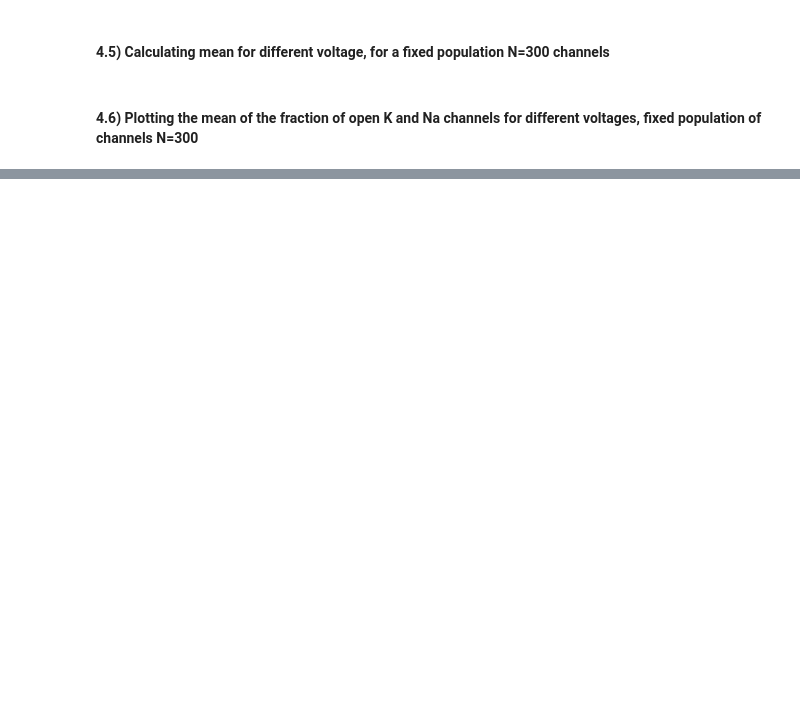
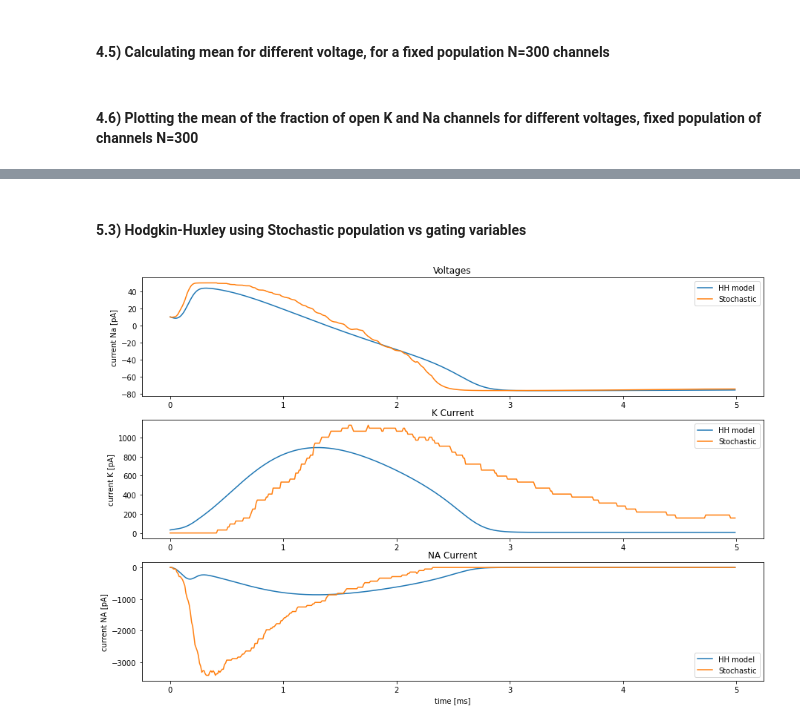
Before and after one commit to ahmedtarek-/MNS_CP_2022, a Jupyter notebook: stochastic_channel/Stochastic.ipynb, the cells around one changed output, grey strips where cells are left out. Cells and saved outputs as stored; diff of their text form; code cells hidden in the pictures; blank space fills up the shorter version.

```diff
--- a/stochastic_channel/Stochastic.ipynb
+++ b/stochastic_channel/Stochastic.ipynb
@@ -609,0 +805,71 @@ plt.show()
+# %% [markdown]
+#### 5.3) Hodgkin-Huxley using Stochastic population vs gating variables
+# %%
+voltage = 10
+
+t_max = 5
+delta_t = 0.01
+
+n_0 = 0.3177
+m_0 = 0.0529
+h_0 = 0.5961
+
+population_size = 100
+
+# 1. Initialize the populations
+k_population = [StochasticKChannel(initial_state=1) for x in range(population_size)]
+na_population = [StochasticNAChannel(initial_state=1) for x in range(population_size)]
+
+# 2. Run stochastic
+stochastic_pop = StochasticPopulation(k_population=k_population, na_population=na_population, initial_voltage=voltage, delta_t=delta_t)
+stochastic_output = stochastic_pop.go_stochastic(t_max=t_max, update_voltage=True)
+
+# 3. Get K, NA currents
+k_avgs = stochastic_output[0]
+na_avgs = stochastic_output[1]
+k_currents = [current_k(voltage, mean_k) for mean_k in k_avgs]
+na_currents = [current_na(voltage, mean_na) for mean_na in na_avgs]
+
+# 4. Get voltages
+stochastic_voltages = stochastic_output[2]
+
+# 5. Run pure HH model (using Euler method)
+hh_voltages, _, _, _, HH_current_k, HH_current_na = euler(kinetic_equation_n, kinetic_equation_m, kinetic_equation_h, HH_model, zero_injected_current, voltage, n_0, m_0, h_0, t_max, delta_t, update_voltage=True)
+
+
+# 6. Plotting
+timesteps = np.arange(0, t_max, delta_t)
+figure(figsize=(15,10))
+
+plt.subplot(3,1,1)
+plt.plot(timesteps, hh_voltages, label="HH model")
+plt.plot(timesteps, stochastic_voltages, label="Stochastic")
+ax = plt.gca()
+ax.ticklabel_format(useOffset=False)
+plt.ylabel("current Na [pA]")
+plt.title('Voltages')
+plt.legend()
+
+plt.subplot(3,1,2)
+plt.plot(timesteps, HH_current_k, label="HH model")
+plt.plot(timesteps, k_currents, label="Stochastic")
+ax = plt.gca()
+ax.ticklabel_format(useOffset=False)
+plt.ylabel("current K [pA]")
+plt.title('K Current')
+plt.legend()
+
+plt.subplot(3,1,3)
+plt.plot(timesteps, HH_current_na, label="HH model")
+plt.plot(timesteps, na_currents, label="Stochastic")
+ax = plt.gca()
+ax.ticklabel_format(useOffset=False)
+plt.xlabel("time [ms]")
+plt.ylabel("current NA [pA]")
+plt.title('NA Current')
+plt.legend()
+
+plt.subplots_adjust(wspace=0.8)
+plt.show()
+# %% [output]
+[figure, added]
```
Also changed, not shown: parts of 15 cells of this notebook.
